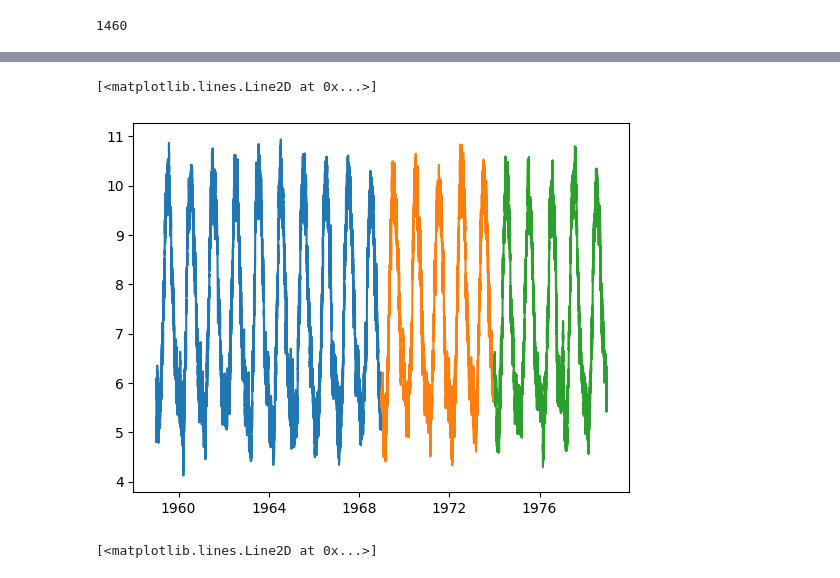
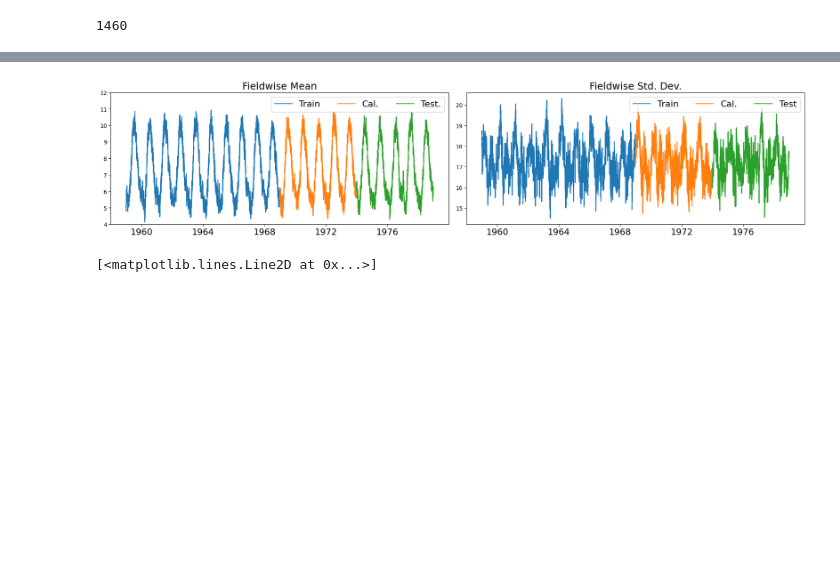
Before and after one commit to trevor-harris/LSCI, a Jupyter notebook: weather/weather_data.ipynb, the cells around one changed output, grey strips where cells are left out. Cells and saved outputs as stored; diff of their text form; code cells hidden in the pictures; blank space fills up the shorter version.

Commit message:
updated plots

```diff
--- a/weather/weather_data.ipynb
+++ b/weather/weather_data.ipynb
@@ -88,12 +90,31 @@ test_day = np.array(test['time']["time.dayofyear"])
 # dval = dval - np.polyval(beta, t2)[:,None,None]
 # dtest = dtest - np.polyval(beta, t3)[:,None,None]
 # %%
-plt.plot(t_train, np.mean(dtrain, axis = (1, 2)))
-plt.plot(t_val, np.mean(dval, axis = (1, 2)))
-plt.plot(t_test, np.mean(dtest, axis = (1, 2)))
+fig, ax = plt.subplots(1, 2, constrained_layout = True, figsize = (18, 4))
+
+# ax[0,0].imshow(np.mean(dtrain[0:4], axis = 0), cmap = 'RdBu_r')
+# ax[0,1].imshow(np.mean(dtrain[4:8], axis = 0), cmap = 'RdBu_r')
+# ax[0,0].set_title('January 1st 1959')
+# ax[0,1].set_title('January 2nd 1959')
+
+ax[0].plot(t_train, np.mean(dtrain, axis = (1, 2)), label = 'Train')
+ax[0].plot(t_val, np.mean(dval, axis = (1, 2)), label = 'Cal.')
+ax[0].plot(t_test, np.mean(dtest, axis = (1, 2)), label = 'Test.')
+ax[0].set_title('Fieldwise Mean', fontsize = 18)
+ax[0].set_ylim(4, 12)
+ax[0].legend(ncol = 3, fontsize = 16)
+ax[0].xaxis.set_tick_params(labelsize=16)
+
+ax[1].plot(t_train, np.std(dtrain, axis = (1, 2)), label = 'Train')
+ax[1].plot(t_val, np.std(dval, axis = (1, 2)), label = 'Cal.')
+ax[1].plot(t_test, np.std(dtest, axis = (1, 2)), label = 'Test')
+ax[1].set_title('Fieldwise Std. Dev.', fontsize = 18)
+ax[1].legend(ncol = 3, fontsize = 16)
+ax[1].xaxis.set_tick_params(labelsize=16)
+
+plt.show()
 # %% [output]
-[<matplotlib.lines.Line2D at 0x...>]
-[figure, old version]
+[figure, new version]
 # %%
 plt.plot(t_train, np.std(dtrain, axis = (1, 2)))
 plt.plot(t_val, np.std(dval, axis = (1, 2)))
```
Also changed, not shown: parts of 1 cell of this notebook, 1 other file.
